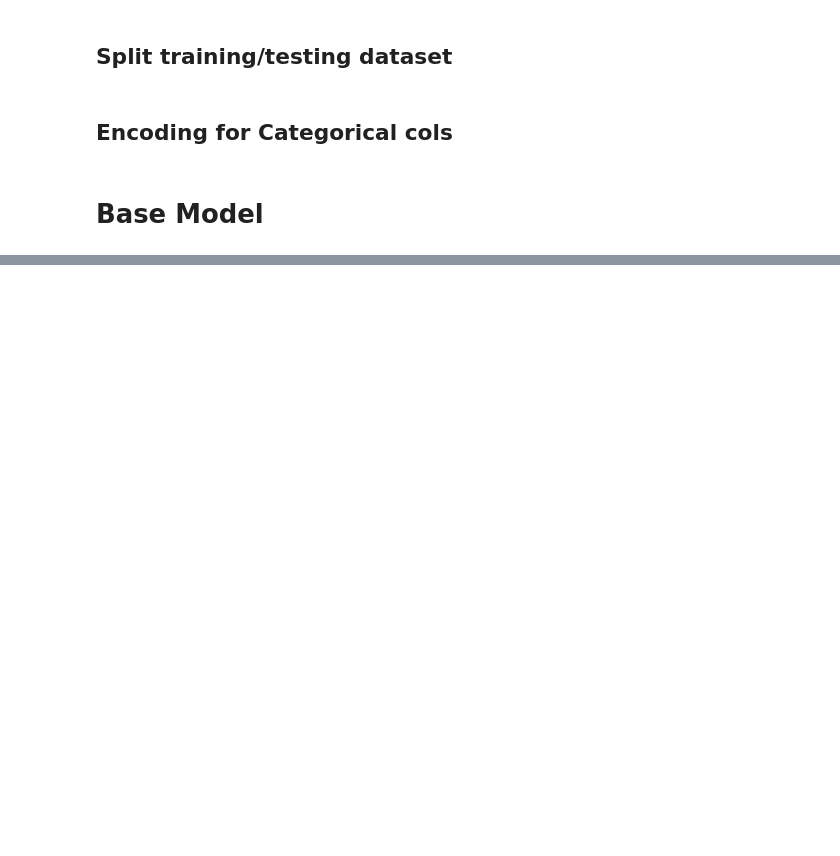
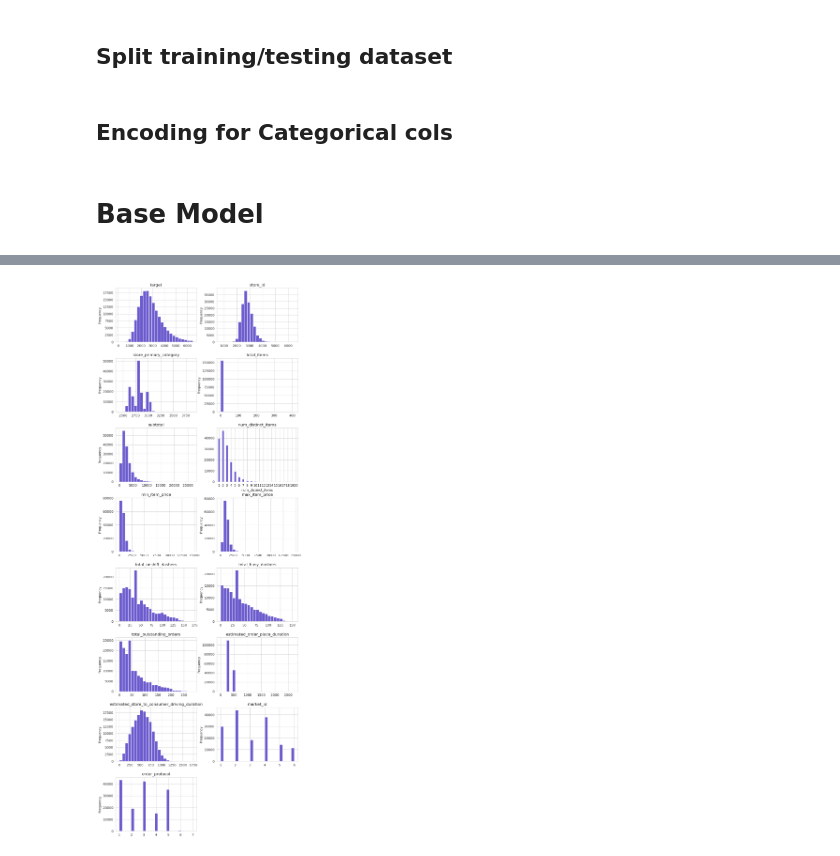
Before and after one commit to rsm-chl307/Delivery-Duration-Prediction, a Jupyter notebook: code/delivery_duration_prediction.ipynb, the cells around one changed output, grey strips where cells are left out. Saved outputs shown, nothing was run; the diff lists cells and outputs as text; code cells hidden in the pictures; blank space fills up the shorter version.

```diff
--- a/code/delivery_duration_prediction.ipynb
+++ b/code/delivery_duration_prediction.ipynb
@@ -351,0 +530,6 @@ X_test = pd.concat([X_test.drop(['market_id', 'order_protocol'], axis=1), test_e
+# %%
+X_train['market_id'] = data.loc[X_train.index, 'market_id']
+X_train['order_protocol'] = data.loc[X_train.index, 'order_protocol']
+
+cols_to_drop = [c for c in X_train.columns if c.startswith('market_id_') or c.startswith('order_protocol_')]
+X_train = X_train.drop(columns=cols_to_drop)
@@ -351,0 +542,3 @@ X_test = pd.concat([X_test.drop(['market_id', 'order_protocol'], axis=1), test_e
+# %%
+X_train = X_train.drop(columns=["created_at", "actual_delivery_time"])
+X_test = X_test.drop(columns=["created_at", "actual_delivery_time"])
@@ -351,0 +554,13 @@ X_test = pd.concat([X_test.drop(['market_id', 'order_protocol'], axis=1), test_e
+# %%
+df_train = pd.concat([X_train, y_train], axis=1)
+df_test = pd.concat([X_test, y_test], axis=1)
+# %%
+evar = X_train.columns.tolist()
+
+reg = rsm.model.regress(
+    {"data": df_train},
+    rvar="target",
+    evar=evar
+    )
+
+reg.summary(rmse=True, ssq=True)
@@ -351,0 +585,4 @@ X_test = pd.concat([X_test.drop(['market_id', 'order_protocol'], axis=1), test_e
+# %%
+reg.plot("distr")
+# %% [output]
+[figure, added]
```
Also changed, not shown: parts of 29 cells of this notebook.
